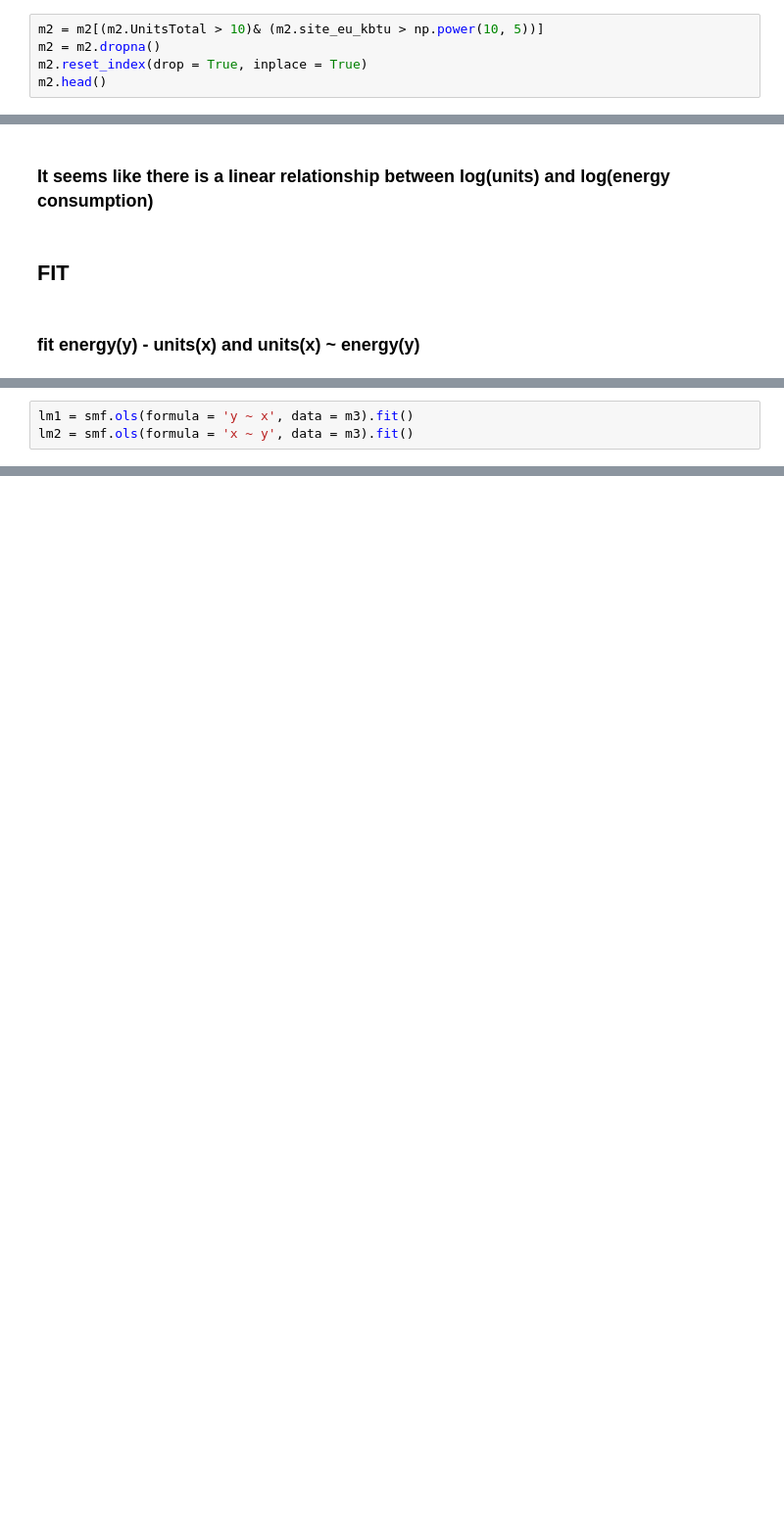
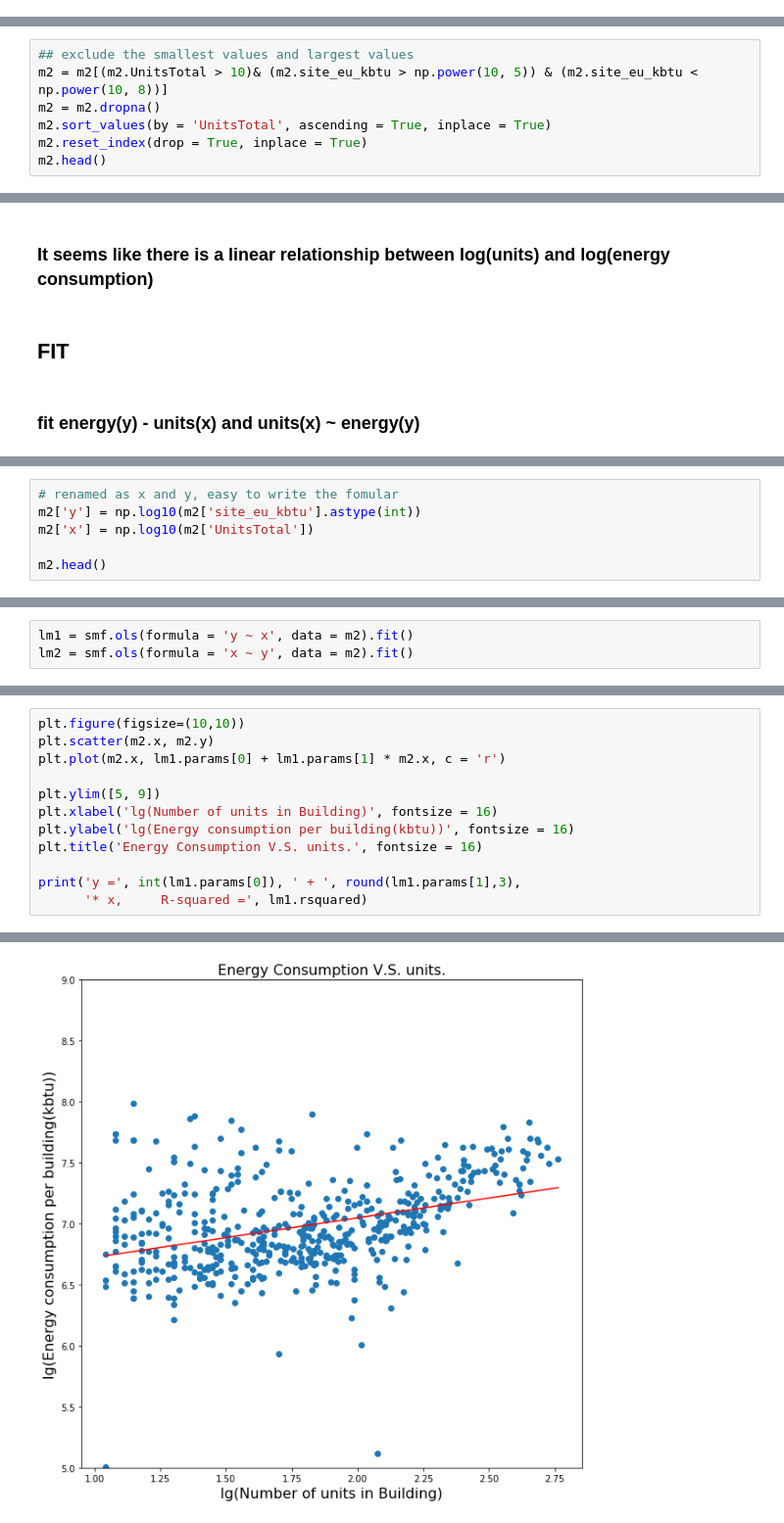
Before and after one commit to picniclin/PUI2017_yl5240, a Jupyter notebook: HW6_yl5240/HW6_Assignment.ipynb, the cells around one changed output, grey strips where cells are left out. Shown at 98% size. Cells and saved outputs as stored; diff of their text form; blank space fills up the shorter version.

```diff
--- a/HW6_yl5240/HW6_Assignment.ipynb
+++ b/HW6_yl5240/HW6_Assignment.ipynb
@@ -244,7 +309,2 @@ m2.head()
-# %%
-m2 = m2[(m2.UnitsTotal > 10)& (m2.site_eu_kbtu > np.power(10, 5))]
-m2 = m2.dropna()
-m2.reset_index(drop = True, inplace = True)
-m2.head()
 # %%
 m2.shape
@@ -262,0 +313,7 @@ i
+# %%
+## exclude the smallest values and largest values
+m2 = m2[(m2.UnitsTotal > 10)& (m2.site_eu_kbtu > np.power(10, 5)) & (m2.site_eu_kbtu < np.power(10, 8))]
+m2 = m2.dropna()
+m2.sort_values(by = 'UnitsTotal', ascending = True, inplace = True)
+m2.reset_index(drop = True, inplace = True)
+m2.head()
@@ -283,0 +352,6 @@ m3.head()
+# %%
+# renamed as x and y, easy to write the fomular
+m2['y'] = np.log10(m2['site_eu_kbtu'].astype(int))
+m2['x'] = np.log10(m2['UnitsTotal'])
+
+m2.head()
@@ -284,3 +365,3 @@ m3.head()
 # %%
-lm1 = smf.ols(formula = 'y ~ x', data = m3).fit()
-lm2 = smf.ols(formula = 'x ~ y', data = m3).fit()
+lm1 = smf.ols(formula = 'y ~ x', data = m2).fit()
+lm2 = smf.ols(formula = 'x ~ y', data = m2).fit()
@@ -288,0 +392,13 @@ lm1.rsquared
+# %%
+plt.figure(figsize=(10,10))
+plt.scatter(m2.x, m2.y)
+plt.plot(m2.x, lm1.params[0] + lm1.params[1] * m2.x, c = 'r')
+
+plt.ylim([5, 9])
+plt.xlabel('lg(Number of units in Building)', fontsize = 16)
+plt.ylabel('lg(Energy consumption per building(kbtu))', fontsize = 16)
+plt.title('Energy Consumption V.S. units.', fontsize = 16)
+
+print('y =', int(lm1.params[0]), ' + ', round(lm1.params[1],3),
+      '* x,     R-squared =', lm1.rsquared)
+# %% [output]
@@ -288,0 +406 @@ lm1.rsquared
+[figure, added]
```
Also changed, not shown: parts of 24 cells of this notebook.
